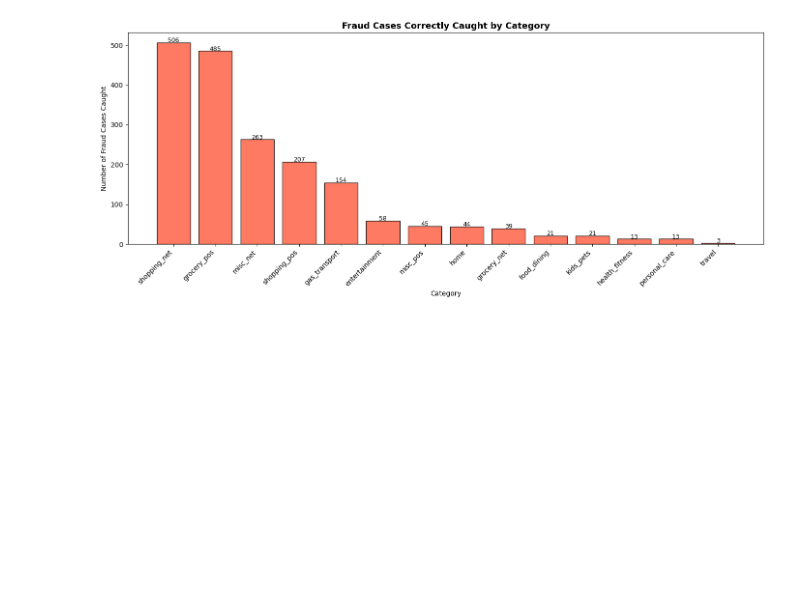
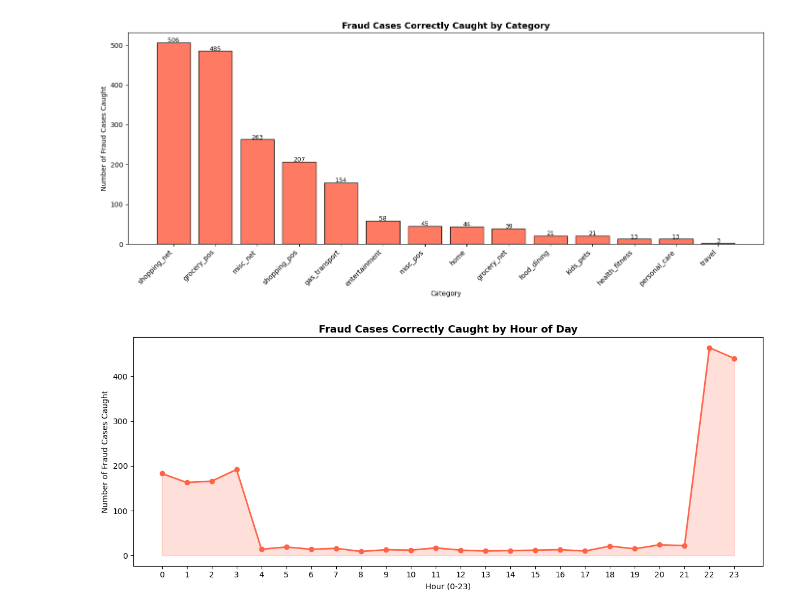
Before and after one commit to Tanjinul/INF2179-ML-Final-Project, a Jupyter notebook: Data_Cleaning_Exploratory_Final.ipynb, the cells around one changed output. Saved outputs shown, nothing was run; the diff lists cells and outputs as text; code cells hidden in the pictures; blank space fills up the shorter version.

Commit message:
Update Data_Cleaning_Exploratory_Final.ipynb
Charts

```diff
--- a/Data_Cleaning_Exploratory_Final.ipynb
+++ b/Data_Cleaning_Exploratory_Final.ipynb
@@ -857,3 +857,22 @@ plt.tight_layout()
 plt.show()
 # %% [output]
 [figure]
+# %%
+# fraud caught by hour of day
+true_positives_hour = df_results[(df_results['is_fraud'] == 1) & (df_results['predicted_fraud'] == 1)]
+
+fraud_caught_by_hour = true_positives_hour.groupby('trans_hour').size()
+
+plt.figure(figsize=(12, 5))
+plt.plot(fraud_caught_by_hour.index, fraud_caught_by_hour.values,
+         marker='o', color='tomato', linewidth=2)
+plt.fill_between(fraud_caught_by_hour.index, fraud_caught_by_hour.values,
+                 alpha=0.2, color='tomato')
+plt.title('Fraud Cases Correctly Caught by Hour of Day', fontsize=13, fontweight='bold')
+plt.xlabel('Hour (0-23)')
+plt.ylabel('Number of Fraud Cases Caught')
+plt.xticks(range(0, 24))
+plt.tight_layout()
+plt.show()
+# %% [output]
+[figure, added]
```
Also changed, not shown: parts of 1 cell of this notebook.
